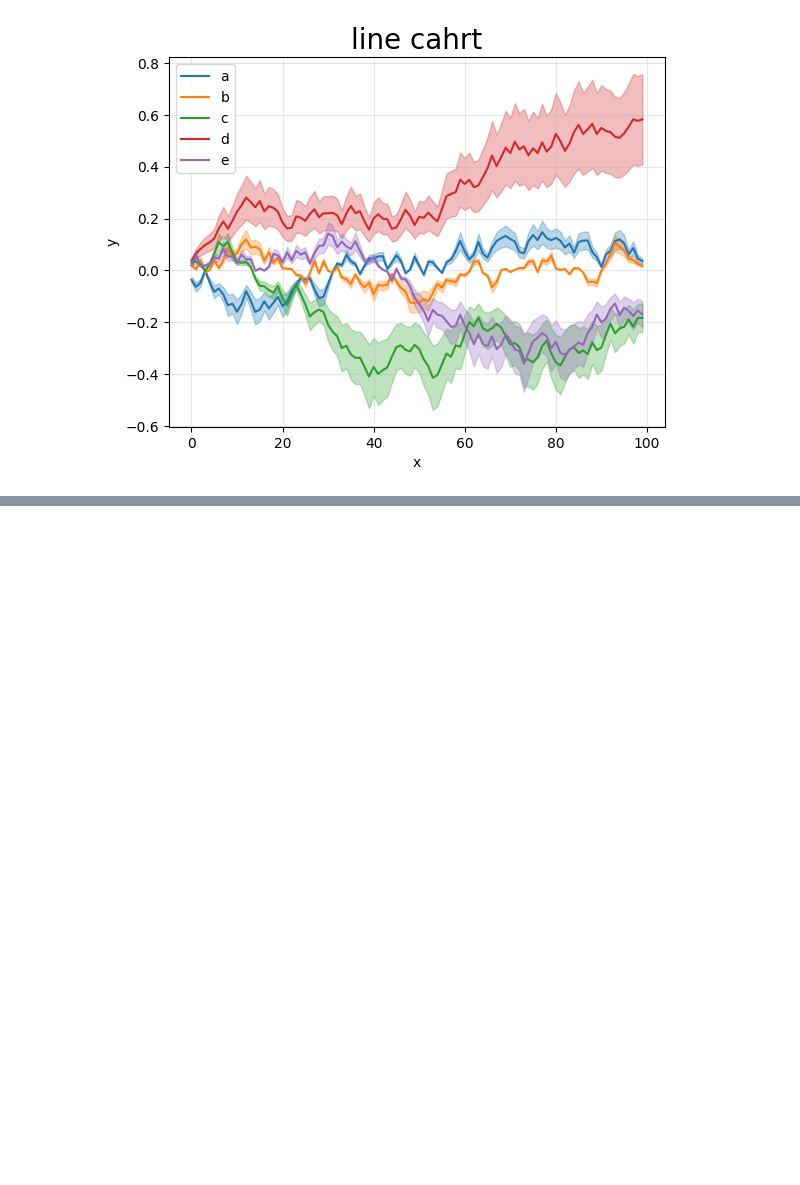
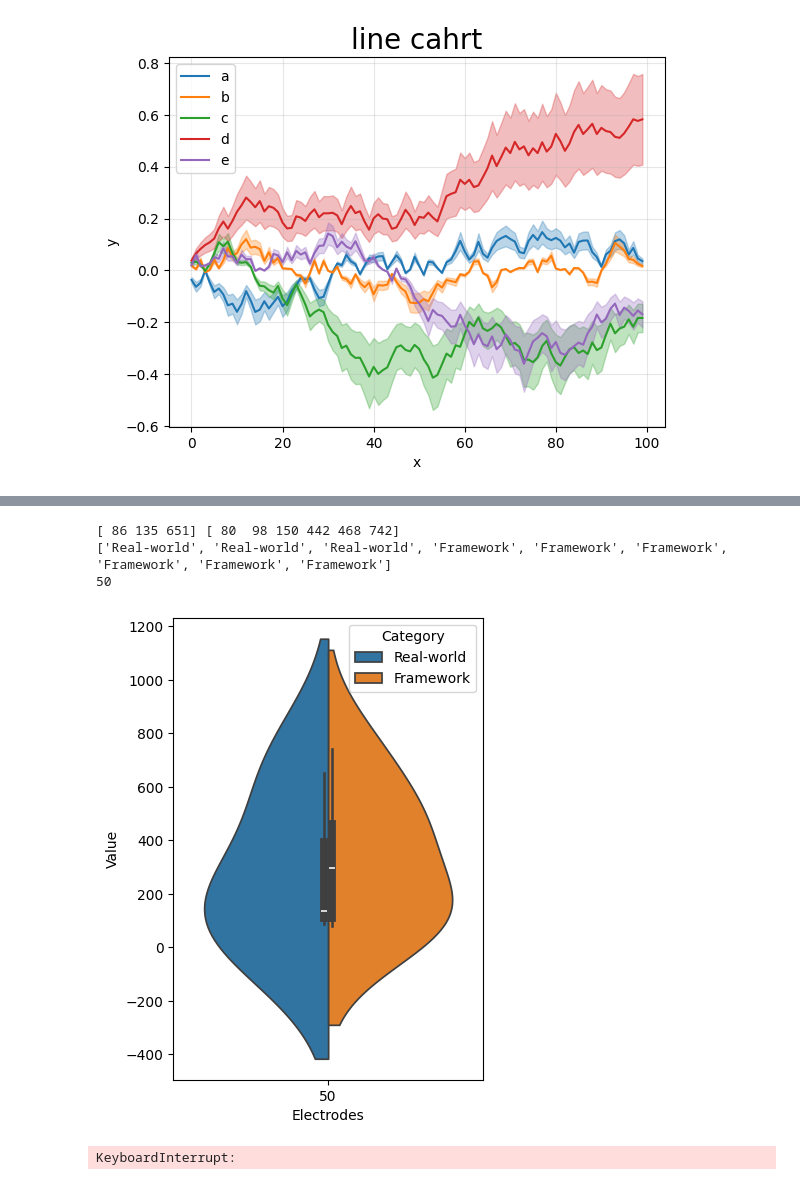
Before and after one commit to getsum-zero/Virtual-INTM, a Jupyter notebook: script/test.ipynb, the cells around one changed output, grey strips where cells are left out. Cells and saved outputs as stored; diff of their text form; code cells hidden in the pictures; blank space fills up the shorter version.

```diff
--- a/script/test.ipynb
+++ b/script/test.ipynb
@@ -91,0 +184,44 @@ plt.show()
+# %%
+import seaborn as sns
+import numpy as np
+import IPython
+import time
+import pandas as pd
+
+
+real = np.load("../data/4.1.2/4.1.2/outputs/spikes/real_data.npy")
+sim = np.load("../data/4.1.2/4.1.2/outputs/spikes/sim_data.npy")
+sim = sim.reshape(real.shape)
+
+idx = np.argmax(np.sum(sim, axis=0))
+
+for i in range(sim.shape[1]):
+    real_temp = np.where(real[:, i] > 0)[0]
+    sim_temp = np.where(sim[:, i] > 0)[0]
+
+    print(real_temp, sim_temp)
+
+    hue_labels = ['Real-world'] * len(real_temp) + ['Framework'] * len(sim_temp)
+    print(hue_labels)
+    if len(hue_labels) == 0:  continue
+    labels = [str(i)] * (len(real_temp) + len(sim_temp))
+
+
+
+    combined_array = np.concatenate([np.array(real_temp), np.array(sim_temp)])
+
+    print(i)
+    df = pd.DataFrame({'Value': combined_array, 'Electrodes': labels, "Category": hue_labels})
+    plt.figure(figsize=(4, 6))
+    sns.violinplot(x = "Electrodes", y='Value', data=df, split=True, hue="Category")
+    # plt.title('Violin Plot of Two Different Length Arrays')
+    plt.show()
+    time.sleep(1.5)
+
+    IPython.display.clear_output()
+# %% [output]
+[ 86 135 651] [ 80  98 150 442 468 742]
+['Real-world', 'Real-world', 'Real-world', 'Framework', 'Framework', 'Framework', 'Framework', 'Framework', 'Framework']
+50
+[figure, added]
+KeyboardInterrupt:
```
Also changed, not shown: parts of 2 cells of this notebook, 15 other files.
